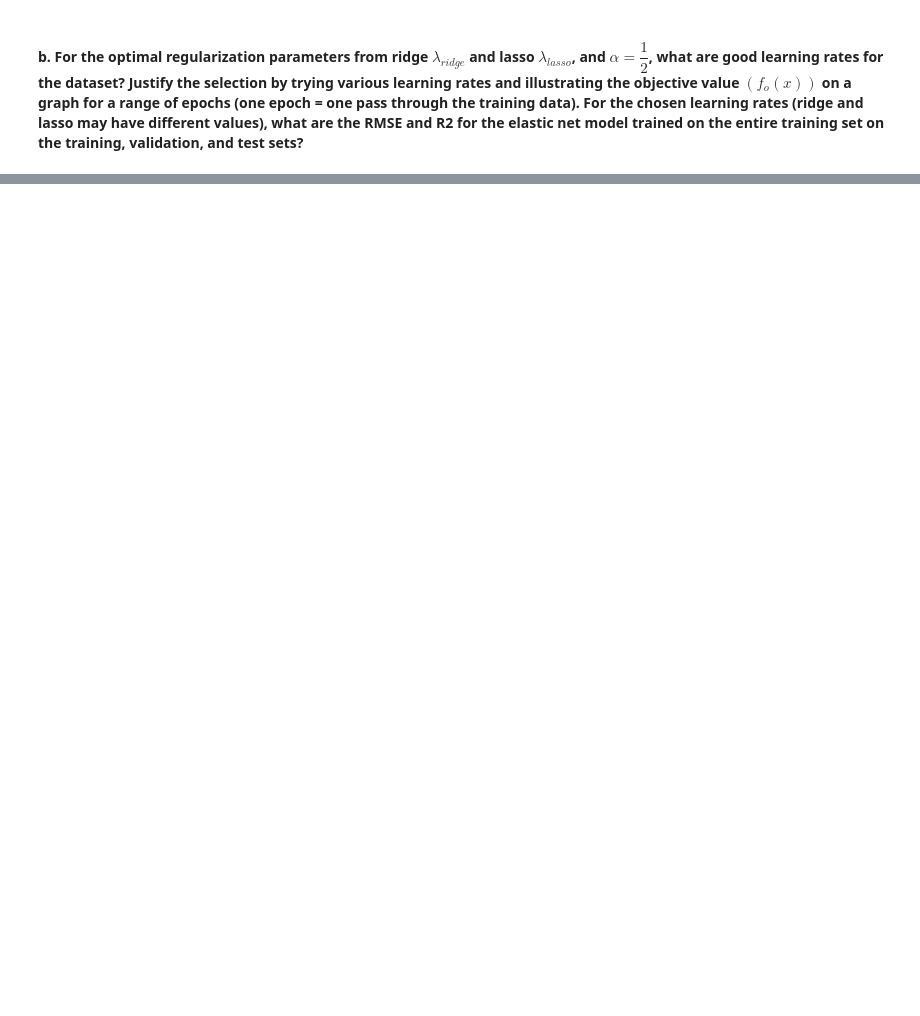
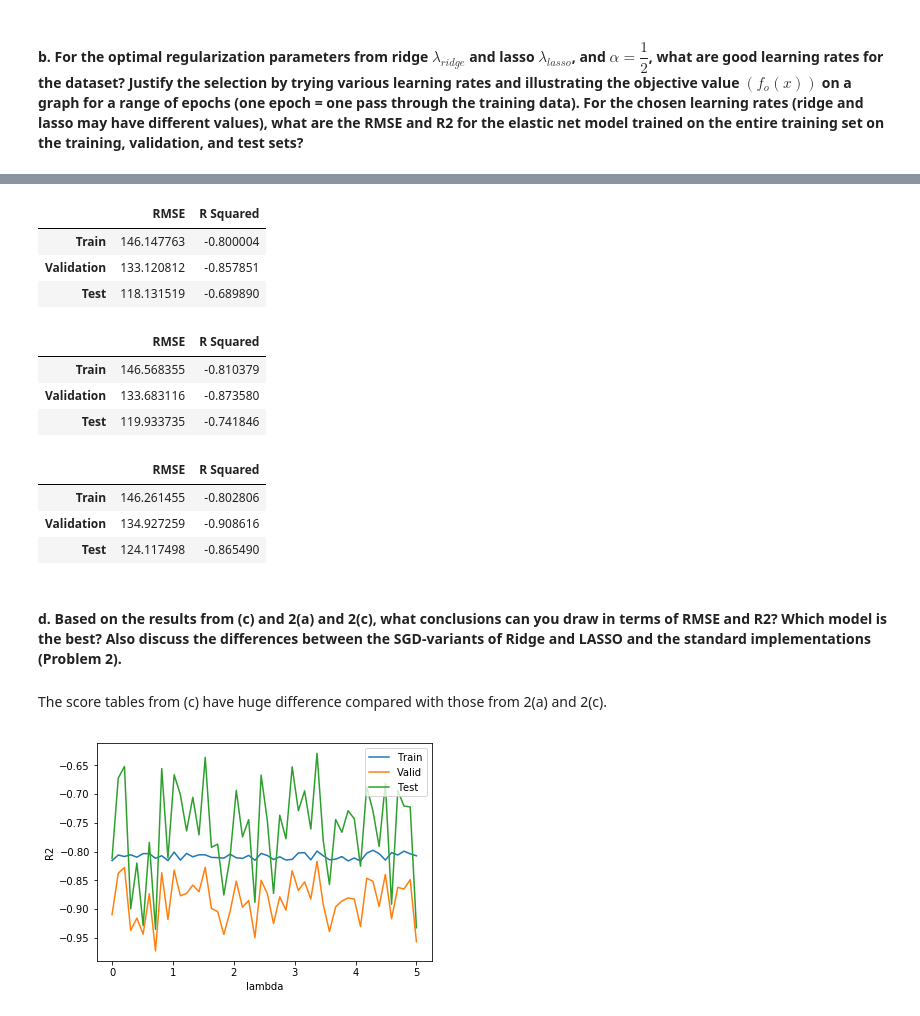
Before and after one commit to Leon-624/ML_HW, a Jupyter notebook: ML_HW1/ML_HW1_Linear_Reg.ipynb, the cells around one changed output, grey strips where cells are left out. Saved outputs shown, nothing was run; the diff lists cells and outputs as text; code cells hidden in the pictures; blank space fills up the shorter version.

```diff
--- a/ML_HW1/ML_HW1_Linear_Reg.ipynb
+++ b/ML_HW1/ML_HW1_Linear_Reg.ipynb
@@ -469,0 +640,69 @@ plt.show()
+# %%
+# learning rate = 0.05 and lambda = 0.395, alpha = 0.33
+w = np.random.rand(X_train_itcpt.shape[1])
+alpha = 0.33
+lambda_ = 0.395
+learning_rate = 0.05
+train_w_elastic_net(X_train_itcpt, y_train, w, lambda_, alpha, learning_rate, batch_size, epochs, False)
+
+compute_scores(w)
+# %% [output]
+|  | RMSE | R Squared |
+| Train | 146.147763 | -0.800004 |
+| Validation | 133.120812 | -0.857851 |
+| Test | 118.131519 | -0.689890 |
+# %%
+# learning rate = 0.05 and lambda = 0.395, alpha = 0.66
+w = np.random.rand(X_train_itcpt.shape[1])
+alpha = 0.66
+lambda_ = 0.395
+learning_rate = 0.05
+train_w_elastic_net(X_train_itcpt, y_train, w, lambda_, alpha, learning_rate, batch_size, epochs, False)
+
+compute_scores(w)
+# %% [output]
+|  | RMSE | R Squared |
+| Train | 146.568355 | -0.810379 |
+| Validation | 133.683116 | -0.873580 |
+| Test | 119.933735 | -0.741846 |
+# %%
+# learning rate = 0.05 and lambda = 0.395, alpha = 1
+w = np.random.rand(X_train_itcpt.shape[1])
+alpha = 1
+lambda_ = 0.395
+learning_rate = 0.05
+train_w_elastic_net(X_train_itcpt, y_train, w, lambda_, alpha, learning_rate, batch_size, epochs, False)
+
+compute_scores(w)
+# %% [output]
+|  | RMSE | R Squared |
+| Train | 146.261455 | -0.802806 |
+| Validation | 134.927259 | -0.908616 |
+| Test | 124.117498 | -0.865490 |
+# %% [markdown]
+#### d. Based on the results from (c) and 2(a) and 2(c), what conclusions can you draw in terms of RMSE and R2? Which model is the best? Also discuss the differences between the SGD-variants of Ridge and LASSO and the standard implementations (Problem 2).
+# %% [markdown]
+The score tables from (c) have huge difference compared with those from 2(a) and 2(c).
+# %%
+rmses = []
+r2s = []
+lambdas = np.linspace(0, 5, 50)
+for lambda_ in lambdas:
+    w = np.random.rand(X_train_itcpt.shape[1])
+    train_w_elastic_net(X_train_itcpt, y_train, w, lambda_, 0, 0.05, 500, 60, False)
+    rmses.append([rmse_with_w(X_train_itcpt, y_train, w),
+                 rmse_with_w(X_valid_itcpt, y_valid, w),
+                 rmse_with_w(X_test_itcpt, y_test, w)])
+    r2s.append([r_squared_with_w(X_train_itcpt, y_train, w),
+                r_squared_with_w(X_valid_itcpt, y_valid, w),
+                r_squared_with_w(X_test_itcpt, y_test, w)])
+
+ax = plt.gca()
+lineObjects = ax.plot(lambdas, r2s)
+plt.xlabel('lambda')
+plt.ylabel('R2')
+ax.legend(lineObjects, ['Train', 'Valid', 'Test'])
+
+plt.show()
+# %% [output]
+[figure, added]
```
Also changed, not shown: parts of 18 cells of this notebook.
